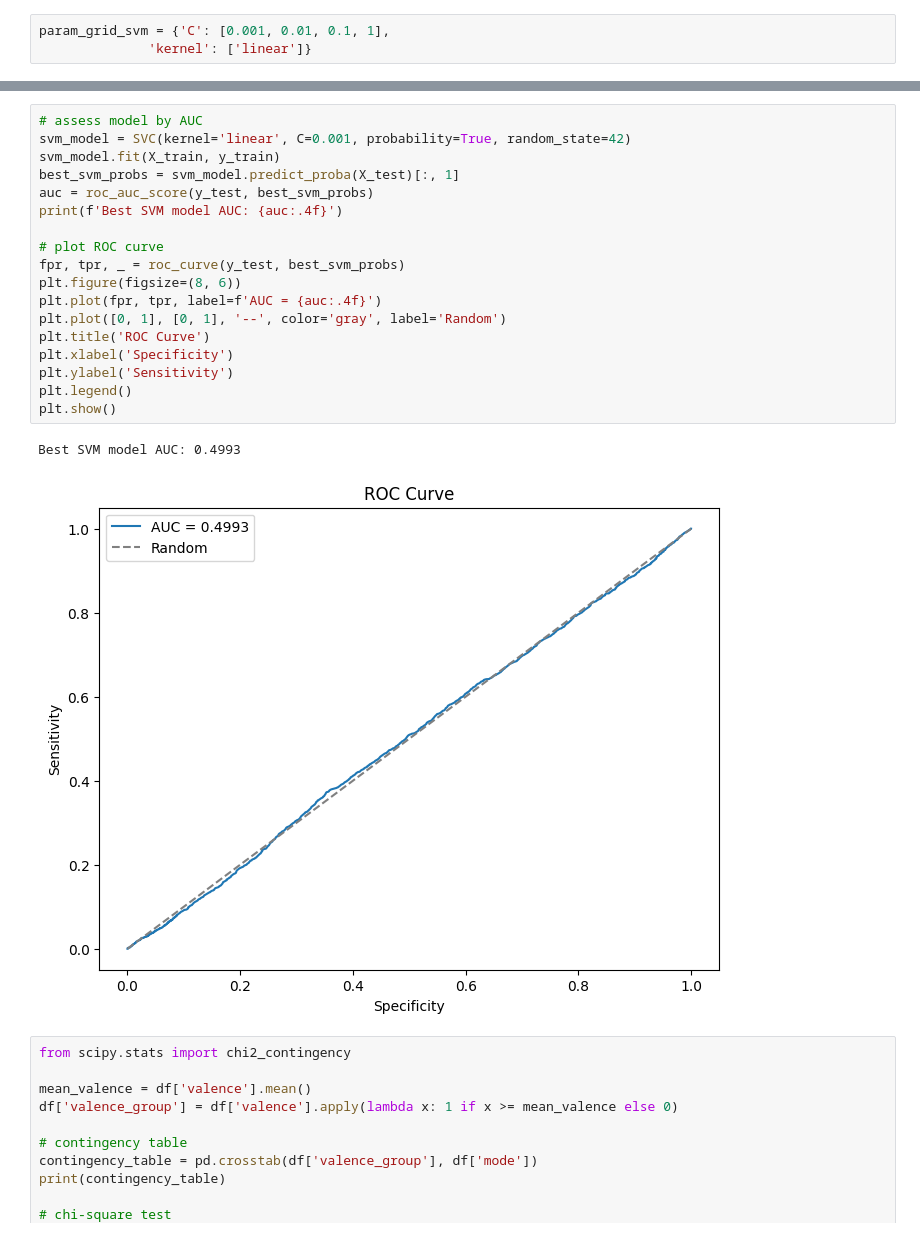
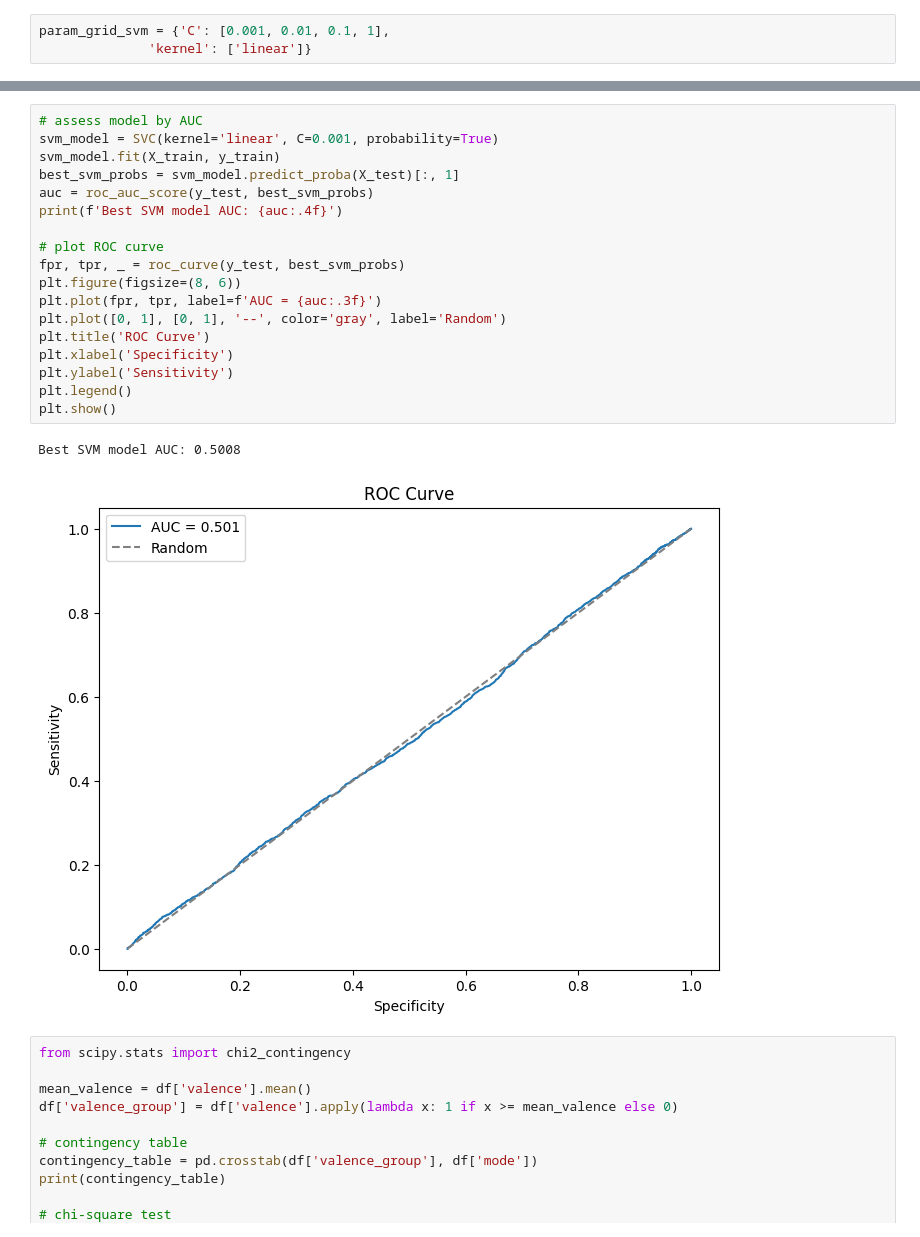
Before and after one commit to HongjinZhu/IDS-Capstone-Project, a Jupyter notebook: capsQ4Q5Q7.ipynb, the cells around one changed output, grey strips where cells are left out. Saved outputs shown, nothing was run; the diff lists cells and outputs as text.

```diff
--- a/capsQ4Q5Q7.ipynb
+++ b/capsQ4Q5Q7.ipynb
@@ -186,24 +217,24 @@ Best SVM model accuracy: 0.6194
 # %%
 # assess model by AUC
-svm_model = SVC(kernel='linear', C=0.001, probability=True, random_state=42)
+svm_model = SVC(kernel='linear', C=0.001, probability=True)
 svm_model.fit(X_train, y_train)
 best_svm_probs = svm_model.predict_proba(X_test)[:, 1]
 auc = roc_auc_score(y_test, best_svm_probs)
 print(f'Best SVM model AUC: {auc:.4f}')
 
 # plot ROC curve
 fpr, tpr, _ = roc_curve(y_test, best_svm_probs)
 plt.figure(figsize=(8, 6))
-plt.plot(fpr, tpr, label=f'AUC = {auc:.4f}')
+plt.plot(fpr, tpr, label=f'AUC = {auc:.3f}')
 plt.plot([0, 1], [0, 1], '--', color='gray', label='Random')
 plt.title('ROC Curve')
 plt.xlabel('Specificity')
 plt.ylabel('Sensitivity')
 plt.legend()
 plt.show()
 # %% [output]
-Best SVM model AUC: 0.4993
+Best SVM model AUC: 0.5008
-[figure, old version]
+[figure, new version]
 # %%
 from scipy.stats import chi2_contingency
 
```
Also changed, not shown: parts of 9 cells of this notebook, 2 other files.
